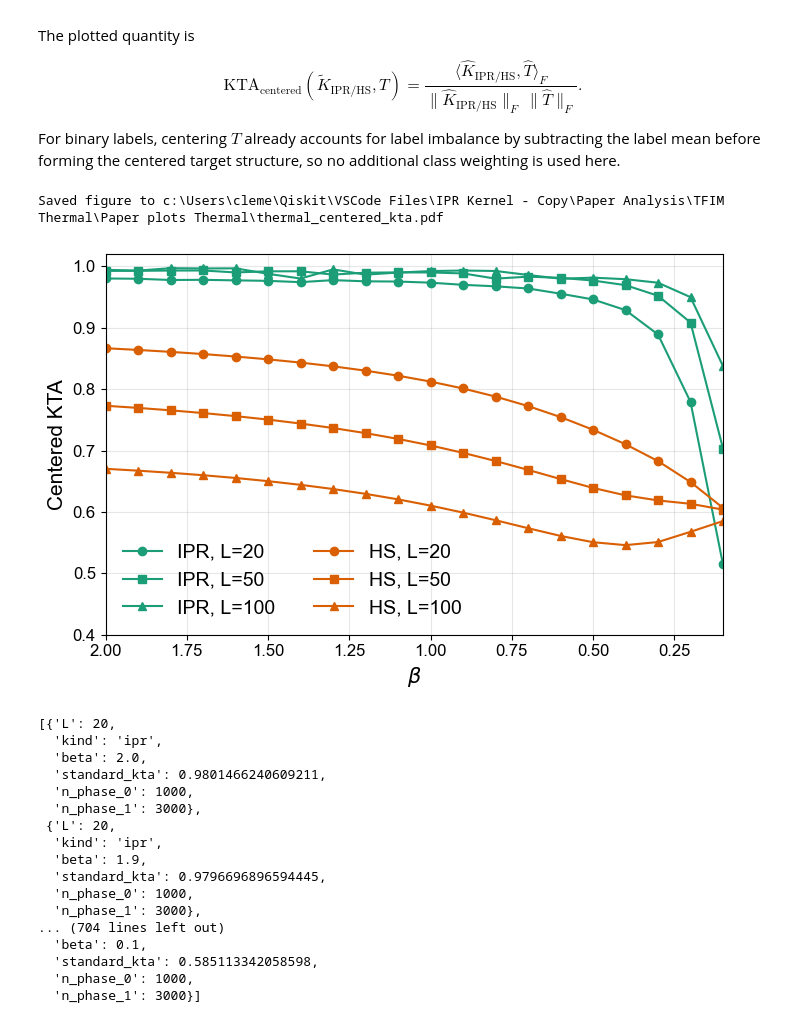
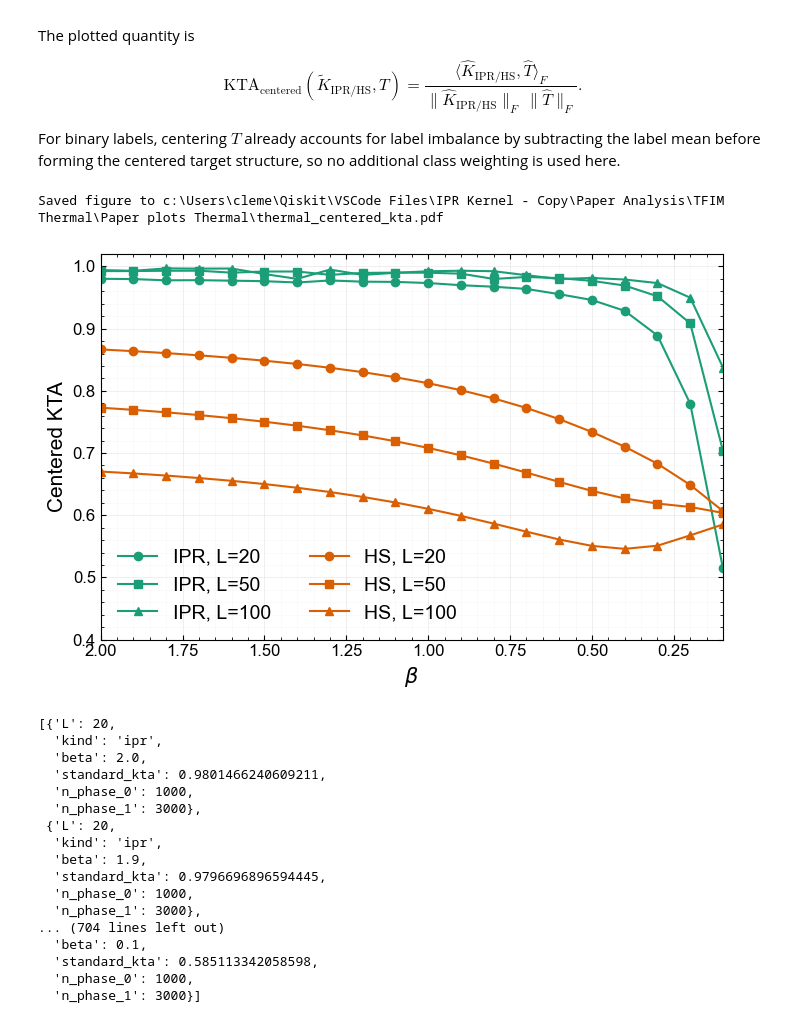
Before and after one commit to clemensLin/IPR-Kernel, a Jupyter notebook: Paper Analysis/TFIM Thermal/Kernel_Target_Alignment.ipynb, the cells around one changed output. Drawn from its saved outputs; the diff is of its cells as text; code cells hidden in the pictures.

Commit message:
Plot changes

```diff
--- a/Paper Analysis/TFIM Thermal/Kernel_Target_Alignment.ipynb
+++ b/Paper Analysis/TFIM Thermal/Kernel_Target_Alignment.ipynb
@@ -161,35 +161,38 @@ for kind in kinds:
             linestyle=linestyles.get(kind, "-"),
             color=colors.get(kind),
             label=f"{labels.get(kind, kind.upper())}, L={L}",
         )
 
 all_betas = [beta for betas in common_betas_by_L.values() for beta in betas]
 ax.axhline(0.0, color="0.4", lw=0.8, ls=":")
 ax.set_xlim(max(all_betas), min(all_betas))
 ax.set_ylim(0.4, 1.02)
 ax.set_xlabel(r"$\beta$")
 ax.set_ylabel("Centered KTA")
-ax.grid(True, alpha=0.3)
+ax.tick_params(direction="in", which="both", top=True, right=True)
+ax.minorticks_on()
+ax.grid(which="major", alpha=0.20, lw=0.7)
+ax.grid(which="minor", alpha=0.07, lw=0.5)
 handles, legend_labels = ax.get_legend_handles_labels()
 ax.legend(
     handles,
     legend_labels,
     loc="lower left",
     frameon=False,
     fontsize=14,
     ncol=2,
 )
 fig.tight_layout()
 if save_pdf:
     pdf_path.parent.mkdir(parents=True, exist_ok=True)
     fig.savefig(pdf_path, format="pdf", bbox_inches="tight")
     print(f"Saved figure to {pdf_path}")
 plt.show()
 
 kta_rows
 # %% [output]
 Saved figure to c:\Users\cleme\Qiskit\VSCode Files\IPR Kernel - Copy\Paper Analysis\TFIM Thermal\Paper plots Thermal\thermal_centered_kta.pdf
-[figure, old version]
+[figure, new version]
 [{'L': 20,
   'kind': 'ipr',
   'beta': 2.0,
```
Also changed, not shown: 9 other files.
